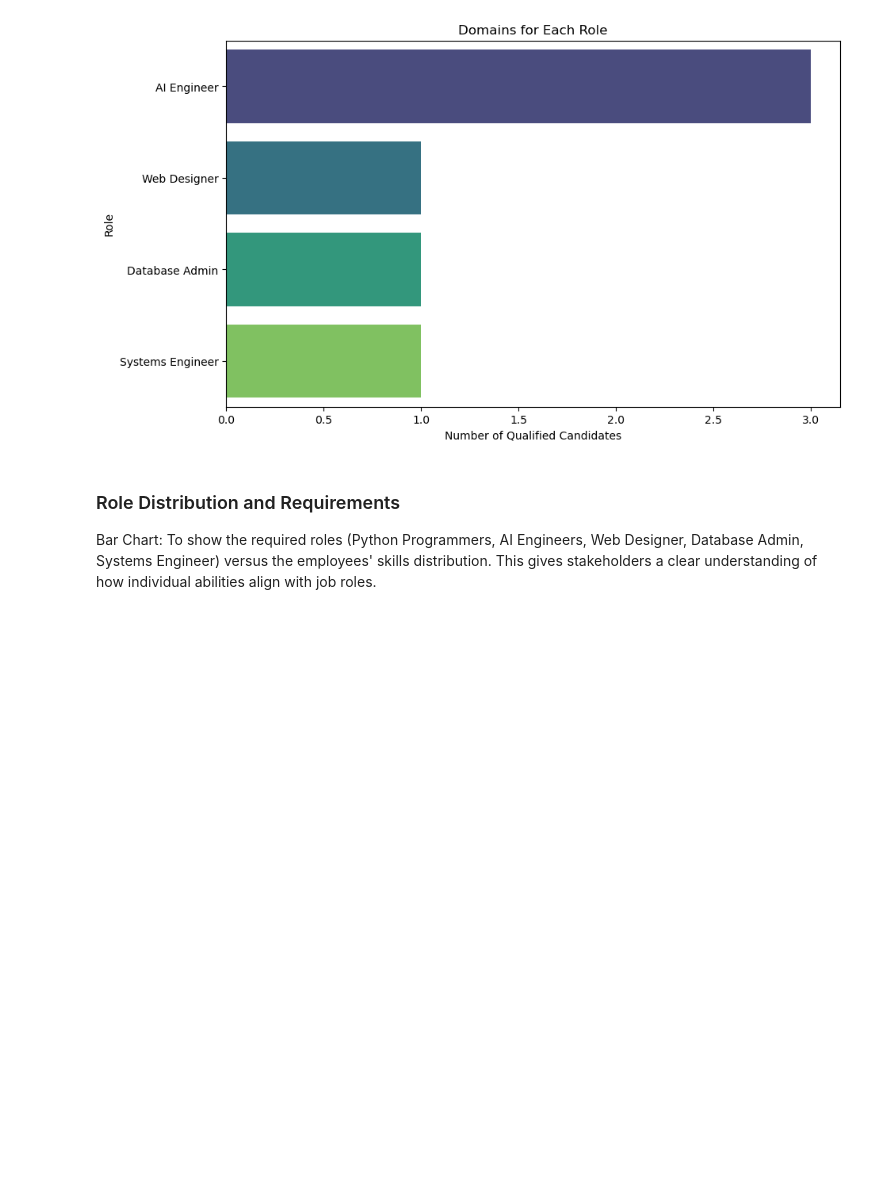
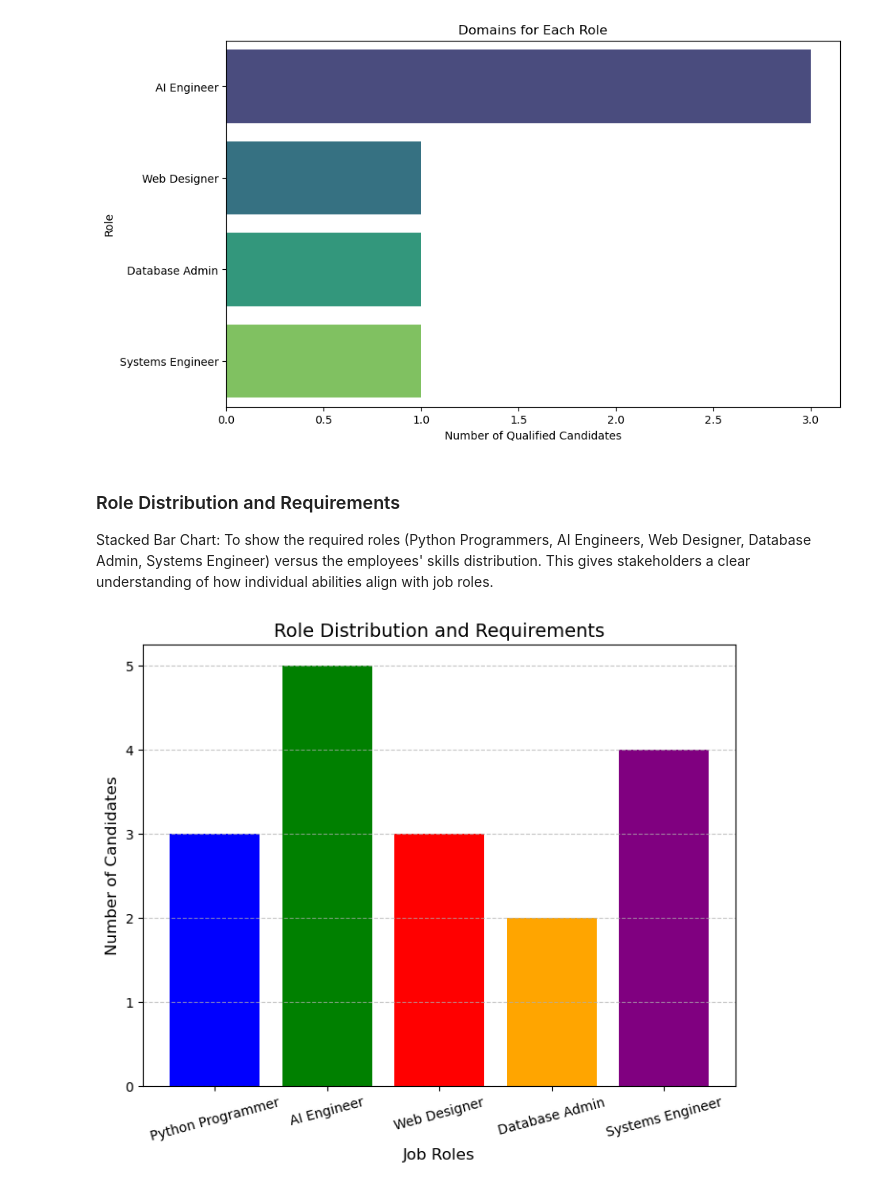
Before and after one commit to missalexityy/ca2-integrated-2021258, a Jupyter notebook: AlessandraCaballero_AI_DV_ICA.ipynb, the cells around one changed output. Saved outputs shown, nothing was run; the diff lists cells and outputs as text; code cells hidden in the pictures; blank space fills up the shorter version.

```diff
--- a/AlessandraCaballero_AI_DV_ICA.ipynb
+++ b/AlessandraCaballero_AI_DV_ICA.ipynb
@@ -230,5 +298,4 @@ Passing `palette` without assigning `hue` is deprecated and will be removed in v
 [figure]
 # %% [markdown]
 ### Role Distribution and Requirements
-Bar Chart: To show the required roles (Python Programmers, AI Engineers, Web Designer, Database Admin, Systems Engineer) versus the employees' skills distribution.
-This gives stakeholders a clear understanding of how individual abilities align with job roles.
+Stacked Bar Chart: To show the required roles (Python Programmers, AI Engineers, Web Designer, Database Admin, Systems Engineer) versus the employees' skills distribution. This gives stakeholders a clear understanding of how individual abilities align with job roles.
@@ -234,0 +304,16 @@ This gives stakeholders a clear understanding of how individual abilities align
+# %%
+#Data: Roles and their counts
+roles = ['Python Programmer', 'AI Engineer', 'Web Designer', 'Database Admin', 'Systems Engineer']
+counts = [3, 5, 3, 2, 4]  # Example data for candidates qualified for each role
+
+#Plot
+plt.figure(figsize=(8, 6))
+plt.bar(roles, counts, color=['blue', 'green', 'red', 'orange', 'purple'])
+plt.title('Role Distribution and Requirements', fontsize=14)
+plt.xlabel('Job Roles', fontsize=12)
+plt.ylabel('Number of Candidates', fontsize=12)
+plt.xticks(rotation=15)
+plt.grid(axis='y', linestyle='--', alpha=0.7)
+plt.show()
+# %% [output]
+[figure, added]
```
Also changed, not shown: parts of 5 cells of this notebook.
